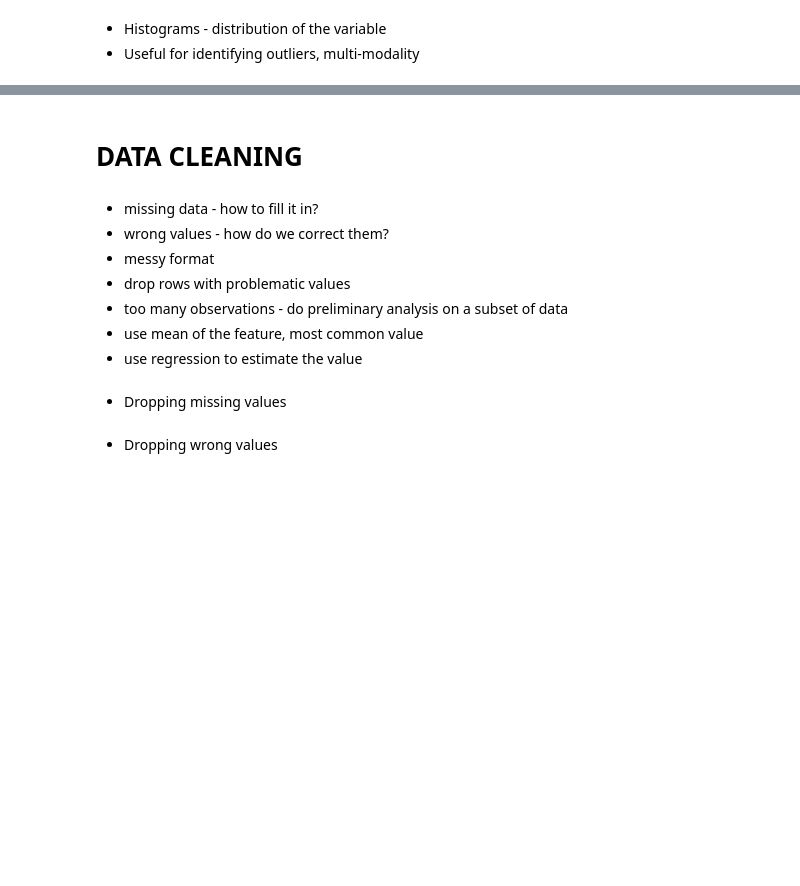
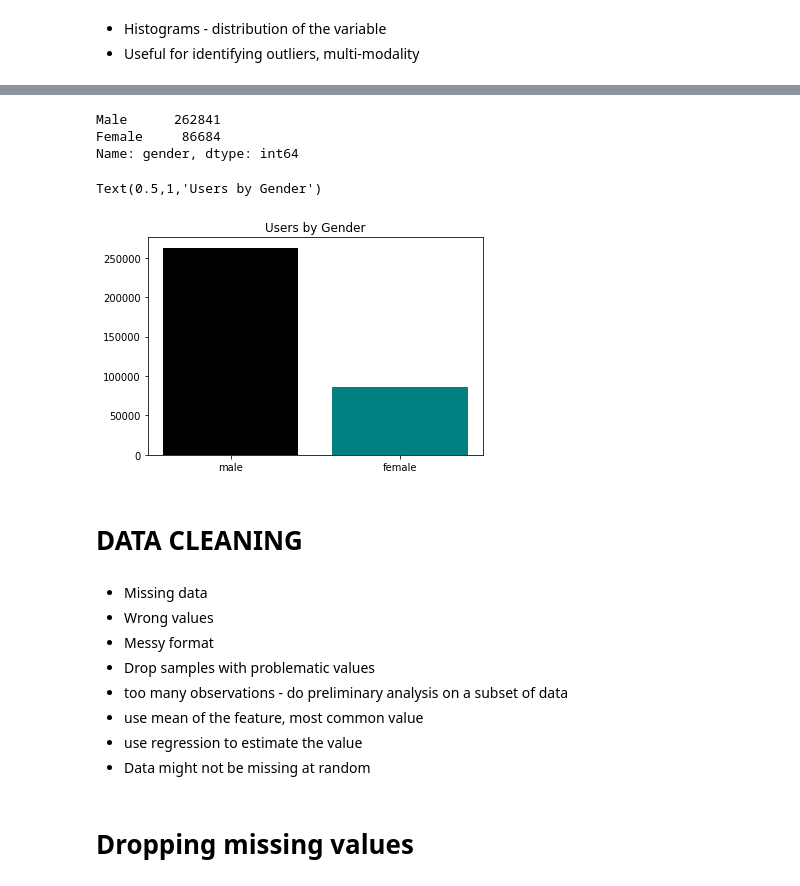
Before and after one commit to anastasiyabel/wids_kaggle2018, a Jupyter notebook: WiDS_workshop2018.ipynb, the cells around one changed output, grey strips where cells are left out. Cells and saved outputs as stored; diff of their text form; code cells hidden in the pictures; blank space fills up the shorter version.

```diff
--- a/WiDS_workshop2018.ipynb
+++ b/WiDS_workshop2018.ipynb
@@ -217,16 +217,29 @@ ax[0].set_title('Users by Gender')
+# %%
+gender_counts = short_distance_trips['gender'].value_counts()
+gender_counts
+# %% [output]
+Male      262841
+Female     86684
+Name: gender, dtype: int64
+# %%
+plt.bar(range(2), gender_counts, align='center', color=['black', 'teal'])
+plt.xticks([0, 1], ['male', 'female'])
+plt.title('Users by Gender')
+# %% [output]
+Text(0.5,1,'Users by Gender')
+[figure, added]
 # %% [markdown]
 # DATA CLEANING
 # %% [markdown]
-* missing data - how to fill it in?
-* wrong values - how do we correct them?
-* messy format
-* drop rows with problematic values
+* Missing data
+* Wrong values
+* Messy format
+* Drop samples with problematic values
 * too many observations - do preliminary analysis on a subset of data
 * use mean of the feature, most common value
 * use regression to estimate the value
+* Data might not be missing at random
 # %% [markdown]
-* Dropping missing values
+# Dropping missing values
 # %%
 hubway_data_droppped = hubway_data.dropna()
-# %% [markdown]
-* Dropping wrong values
```
Also changed, not shown: parts of 57 cells of this notebook.
